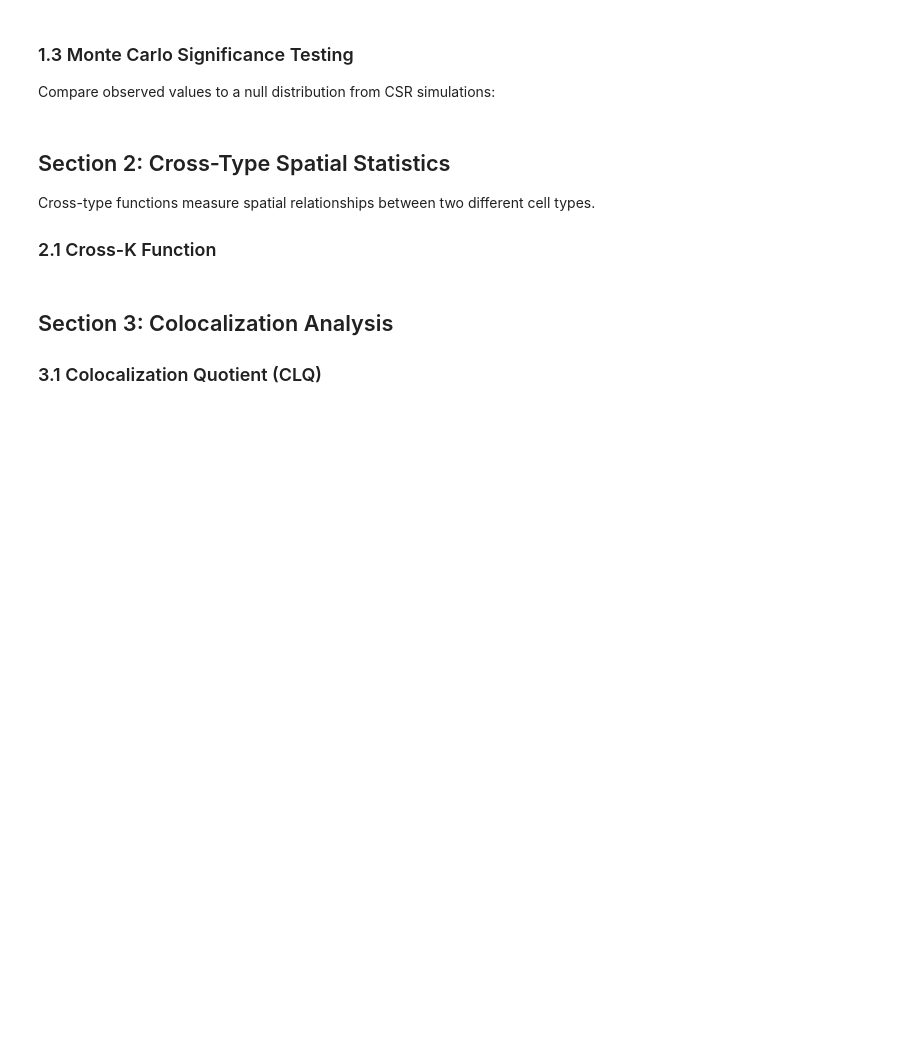
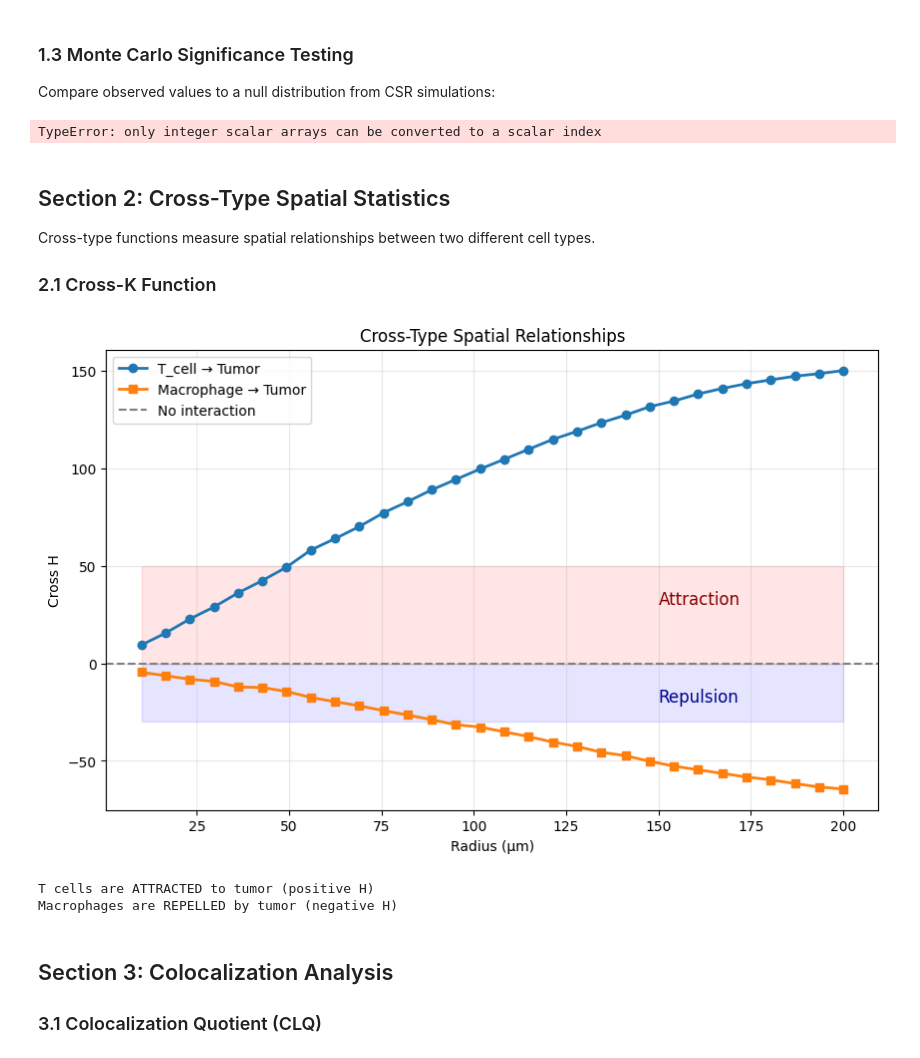
Before and after one commit to emcramer/spatialtissuepy, a Jupyter notebook: docs/tutorials/04_statistics.ipynb, the cells around one changed output. Drawn from its saved outputs; the diff is of its cells as text; code cells hidden in the pictures; blank space fills up the shorter version.

```diff
--- a/docs/tutorials/04_statistics.ipynb
+++ b/docs/tutorials/04_statistics.ipynb
@@ -165,12 +171,17 @@ plt.show()
 
 Compare observed values to a null distribution from CSR simulations:
 # %%
+# calculate the tissue area
+tissue_width = tissue.bounds['x'][1] - tissue.bounds['x'][0]
+tissue_length = tissue.bounds['y'][1] - tissue.bounds['y'][0]
+tissue_area = np.ceil(tissue_width * tissue_length)
+
 # Generate CSR envelope for tumor cells
 envelope = csr_envelope(
     tumor_coords,
     radii=radii,
-    n_simulations=99,
-    confidence=0.95
+    area=tissue_area,
+    n_simulations=99
 )
 
 # Plot with envelope
@@ -193,6 +204,8 @@ ax.grid(alpha=0.3)
 plt.show()
 
 print("Interpretation: Points outside the envelope indicate significant deviation from CSR")
+# %% [output]
+TypeError: only integer scalar arrays can be converted to a scalar index
 # %% [markdown]
 ## Section 2: Cross-Type Spatial Statistics
 
@@ -200,40 +213,47 @@ Cross-type functions measure spatial relationships between two different cell ty
 
 ### 2.1 Cross-K Function
 # %%
+# Get the coordinates for different cell types of interest
+tumor_coords = tissue.coordinates[tissue.get_cells_by_type('Tumor')]
+tcell_coords = tissue.coordinates[tissue.get_cells_by_type('T_cell')]
+macrophage_coords = tissue.coordinates[tissue.get_cells_by_type('Macrophage')]
+
 # Cross-H between T cells and Tumor cells
 H_tcell_tumor = cross_h(
-    tissue,
-    type_a='T_cell',
-    type_b='Tumor',
+    coords_a=tumor_coords,
+    coords_b=tcell_coords,
     radii=radii
 )
 
 # Cross-H between Macrophages and Tumor cells
 H_macro_tumor = cross_h(
-    tissue,
-    type_a='Macrophage',
-    type_b='Tumor',
+    coords_a=macrophage_coords,
+    coords_b=tumor_coords,
     radii=radii
 )
 
 # Plot
 fig, ax = plt.subplots(figsize=(10, 6))
 ax.plot(radii, H_tcell_tumor, 'o-', label='T_cell → Tumor', linewidth=2)
 ax.plot(radii, H_macro_tumor, 's-', label='Macrophage → Tumor', linewidth=2)
 ax.axhline(0, color='gray', linestyle='--', label='No interaction')
 ax.fill_between(radii, -30, 0, alpha=0.1, color='blue')
 ax.fill_between(radii, 0, 50, alpha=0.1, color='red')
 ax.set_xlabel('Radius (μm)')
 ax.set_ylabel("Cross H")
 ax.legend()
 ax.set_title('Cross-Type Spatial Relationships')
 ax.text(150, 30, 'Attraction', fontsize=12, color='darkred')
 ax.text(150, -20, 'Repulsion', fontsize=12, color='darkblue')
 ax.grid(alpha=0.3)
 plt.show()
 
 print("T cells are ATTRACTED to tumor (positive H)")
 print("Macrophages are REPELLED by tumor (negative H)")
+# %% [output]
+[figure, added]
+T cells are ATTRACTED to tumor (positive H)
+Macrophages are REPELLED by tumor (negative H)
 # %% [markdown]
 ## Section 3: Colocalization Analysis
 
```
Also changed, not shown: parts of 11 cells of this notebook, 12 other files.
